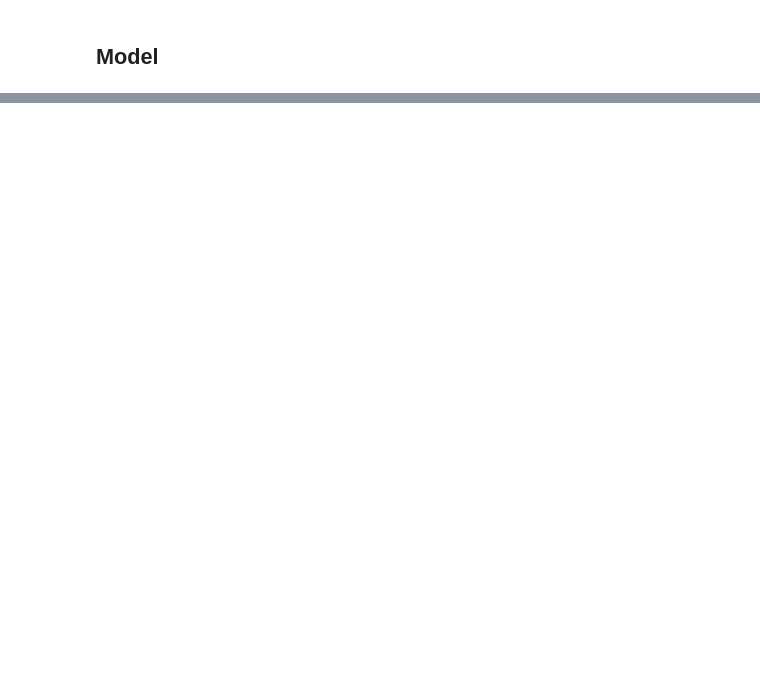
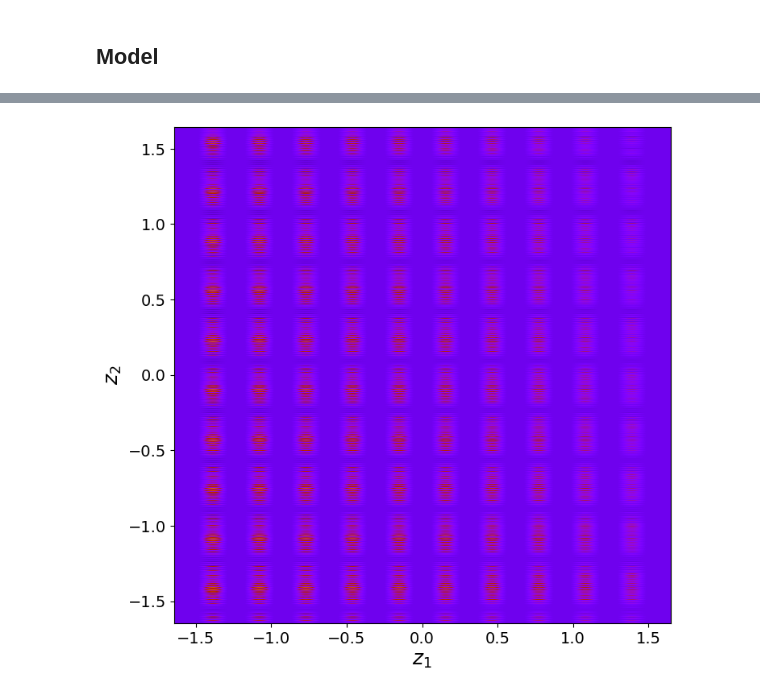
Before and after one commit to ikkihou/VAE_NF, a Jupyter notebook: Variational Autoencoder with a Normalizing Flow prior.ipynb, the cells around one changed output, grey strips where cells are left out. Drawn from its saved outputs; the diff is of its cells as text; code cells hidden in the pictures; blank space fills up the shorter version.

```diff
--- a/Variational Autoencoder with a Normalizing Flow prior.ipynb
+++ b/Variational Autoencoder with a Normalizing Flow prior.ipynb
@@ -138,8 +53,3 @@ class BernoulliDecoder(nn.Module):
         rho = torch.sigmoid(phi)
 
         return pyro.distributions.Bernoulli(rho).to_event(1)
-# %%
-BDe = BernoulliDecoder(256, 32)
-x = torch.randn(32, 32)
-out = BDe(x)
-out.mean.shape
@@ -184,21 +88,0 @@ vae
-# %%
-pyro.clear_param_store()
-
-svi = SVI(vae.model, vae.guide, Adam({'lr': 1e-3}), loss=Trace_ELBO())
-
-for epoch in (bar := tqdm(range(96))):
-    losses = []
-
-    for x, _ in trainloader:
-        x = x.round().flatten(-3).to("mps")
-
-        losses.append(svi.step(x))
-
-    losses = torch.tensor(losses)
-
-    bar.set_postfix(loss=losses.sum().item() / len(trainset))
-# %%
-z = vae.prior().sample((16,))
-x = vae.decoder(z).mean.reshape(-1, 28, 28)
-
-to_pil_image(x.movedim(0, 1).reshape(28, -1))
@@ -210,0 +543,9 @@ torch.Size([28, 28])
+# %%
+from utils import get_device
+
+rvae = rVAE(coord=3, device=get_device())
+
+trainer = SVI_Trainer(model=rvae, device=get_device())
+for e in range(10):
+    trainer.step(train_loader, val_loader)
+    trainer.print_statistics()
@@ -210,0 +563,4 @@ torch.Size([28, 28])
+# %%
+rvae.manifold2d(d=10)
+# %% [output]
+[figure, added]
```
Also changed, not shown: parts of 18 cells of this notebook, 5 other files.
